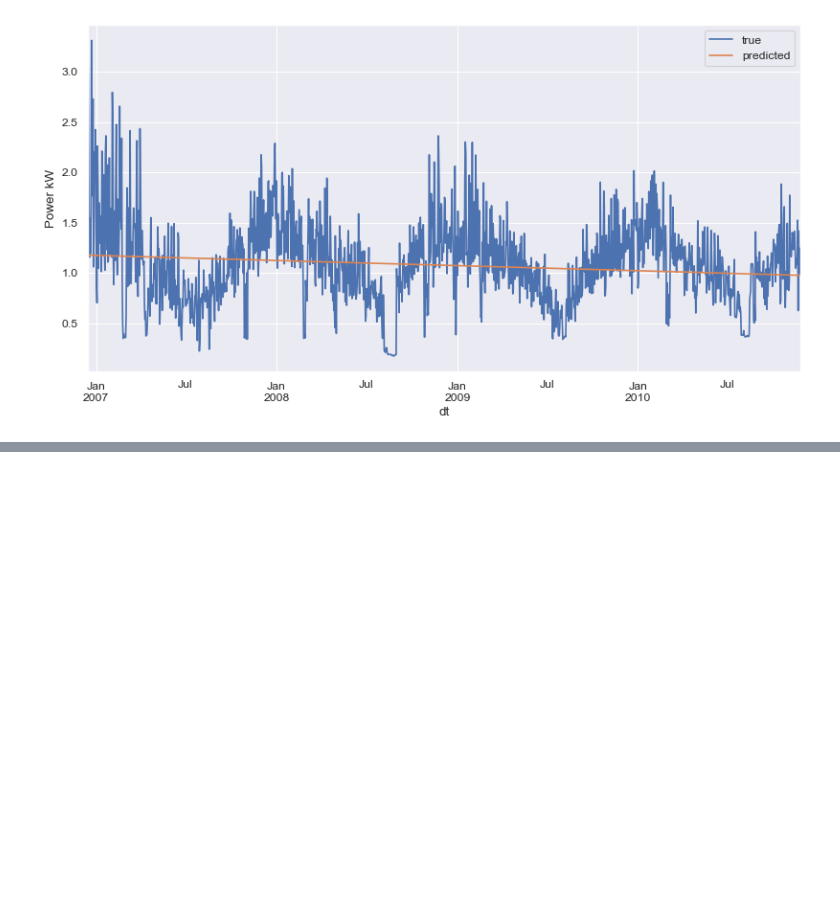
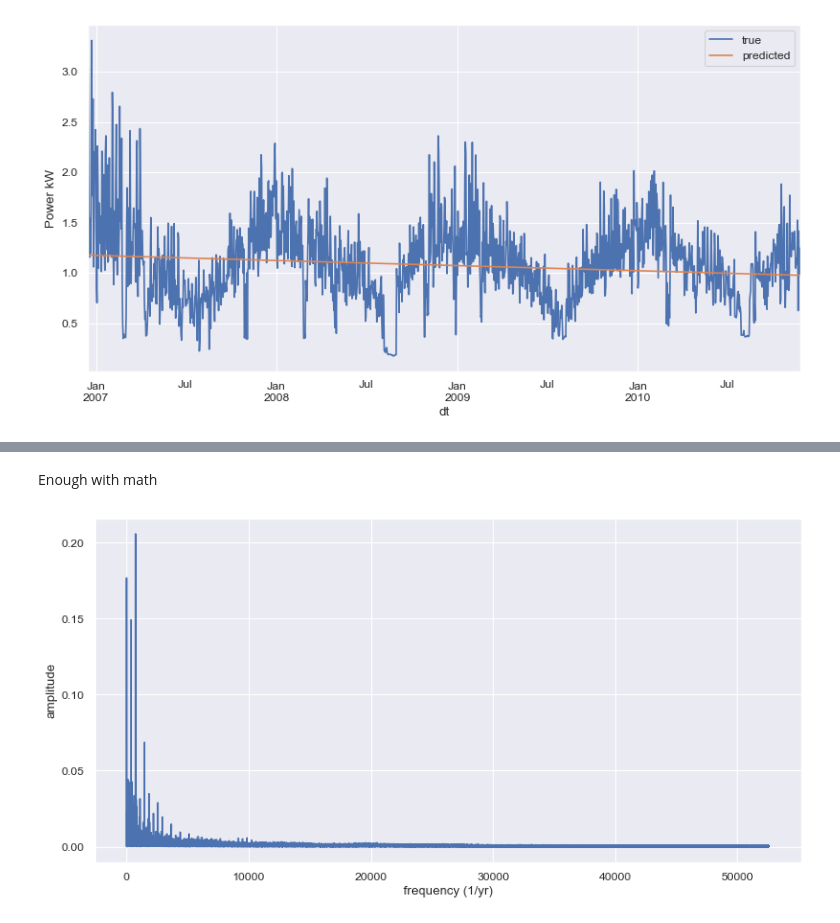
Before and after one commit to EarnRW/Time-Series-Forecasting-Household-Electric-Power-Consumption, a Jupyter notebook: notebook/forecasting.ipynb, the cells around one changed output, grey strips where cells are left out. Cells and saved outputs as stored; diff of their text form; code cells hidden in the pictures; blank space fills up the shorter version.

```diff
--- a/notebook/forecasting.ipynb
+++ b/notebook/forecasting.ipynb
@@ -74,0 +103,18 @@ We focus on forecasting the Global_active_power here, which is the **true** or *
+# %%
+from datetime import datetime as dt
+import time
+
+def toYearFraction(date):
+    def sinceEpoch(date): # returns seconds since epoch
+        return time.mktime(date.timetuple())
+    s = sinceEpoch
+
+    year = date.year
+    startOfThisYear = dt(year=year, month=1, day=1)
+    startOfNextYear = dt(year=year+1, month=1, day=1)
+
+    yearElapsed = s(date) - s(startOfThisYear)
+    yearDuration = s(startOfNextYear) - s(startOfThisYear)
+    fraction = yearElapsed/yearDuration
+
+    return date.year + fraction
@@ -186,0 +268,18 @@ resd.resample("D").mean().plot()
+# %% [markdown]
+Enough with math
+# %%
+from scipy import fftpack
+
+Y = fftpack.fft(power.values - power.mean())
+t_span = toYearFraction(power.index[-1]) - toYearFraction(power.index[0])
+f = np.linspace(0, len(Y), len(Y))/t_span
+
+def plot_fft(fraction):
+    plt.figure(figsize=(12, 6), dpi=80)
+    plt.plot(f[:len(Y)//fraction], np.abs(Y[:len(Y)//fraction])/len(Y));
+    plt.xlabel('frequency (1/yr)')
+    plt.ylabel('amplitude');
+
+plot_fft(10)
+# %% [output]
+[figure, added]
```
Also changed, not shown: parts of 25 cells of this notebook.
